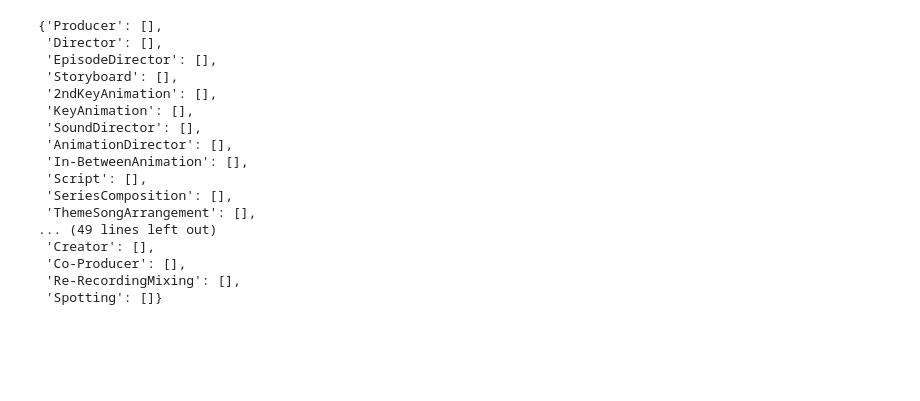
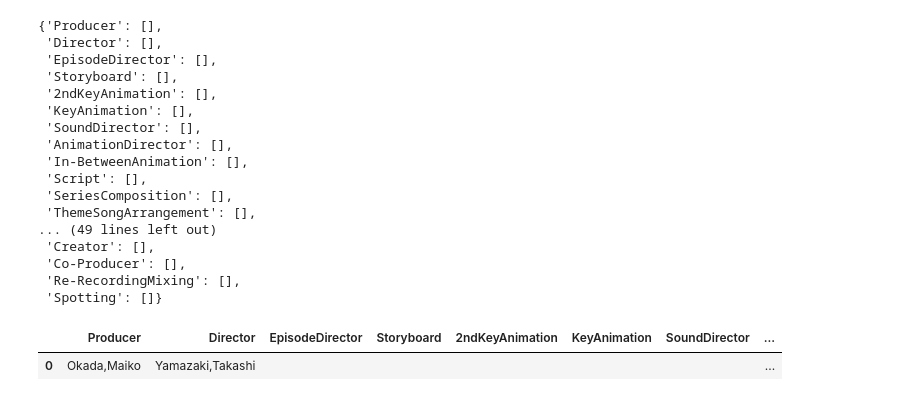
Before and after one commit to rborgesr/web_scraping, a Jupyter notebook: limpezadados.ipynb, the cells around one changed output. Drawn from its saved outputs; the diff is of its cells as text; code cells hidden in the pictures; blank space fills up the shorter version.

```diff
--- a/limpezadados.ipynb
+++ b/limpezadados.ipynb
@@ -424,11 +424,12 @@ for index, data in enumerate(staffNnO["staffNameandOccupation"]):
     for i, info in enumerate(staffNnO["staffNameandOccupation"][index]):
         staffNnO["staffNameandOccupation"][index][i] = staffNnO["staffNameandOccupation"][index][i].split(", ")
 # %%
-#Gera o dataframe
+#Gerando Dataframe
 for i in range(len(staffNnO["staffNameandOccupation"])):
     for j, job in enumerate(staffNnO["staffNameandOccupation"][i]):
         if len(staffNnO["staffNameandOccupation"][i][j]) > 1:
-            staffNnO["staffNameandOccupation"][i][j][-1] = staffNnO["staffNameandOccupation"][i][j][1].split(",")
+            if len(staffNnO["staffNameandOccupation"][i][j]) > 1:  # Verifica se há mais de um item na lista
+                staffNnO["staffNameandOccupation"][i][j][-1] = staffNnO["staffNameandOccupation"][i][j][1].split(",")
 # %%
 staffNnO
 # %% [output]
@@ -766,6 +767,13 @@ profes_dic["MechanicalDesign"].append(";".join(MechanicalDesign))
 profes_dic["OnlineEditor"].append(";".join(OnlineEditor))
 profes_dic["SettingManager"].append(";".join(SettingManager))
 profes_dic["Creator"].append(";".join(Creator))
-profes_dic["Co-Producer"].append(";".join(Co_Producer))
+profes_dic["Co-Producer"].append(";".join(CoProducer))
 profes_dic["Re-RecordingMixing"].append(";".join(ReRecordingMixing))
 profes_dic["Spotting"].append(";".join(Spotting))
+# %%
+occupation = pd.DataFrame(profes_dic)
+# %%
+occupation.head()
+# %% [output]
+|  | Producer | Director | EpisodeDirector | Storyboard | 2ndKeyAnimation | KeyAnimation | SoundDirector | ... |
+| 0 | Okada,Maiko | Yamazaki,Takashi |  |  |  |  |  | ... |
```
Also changed, not shown: parts of 6 cells of this notebook, 1 other file.
